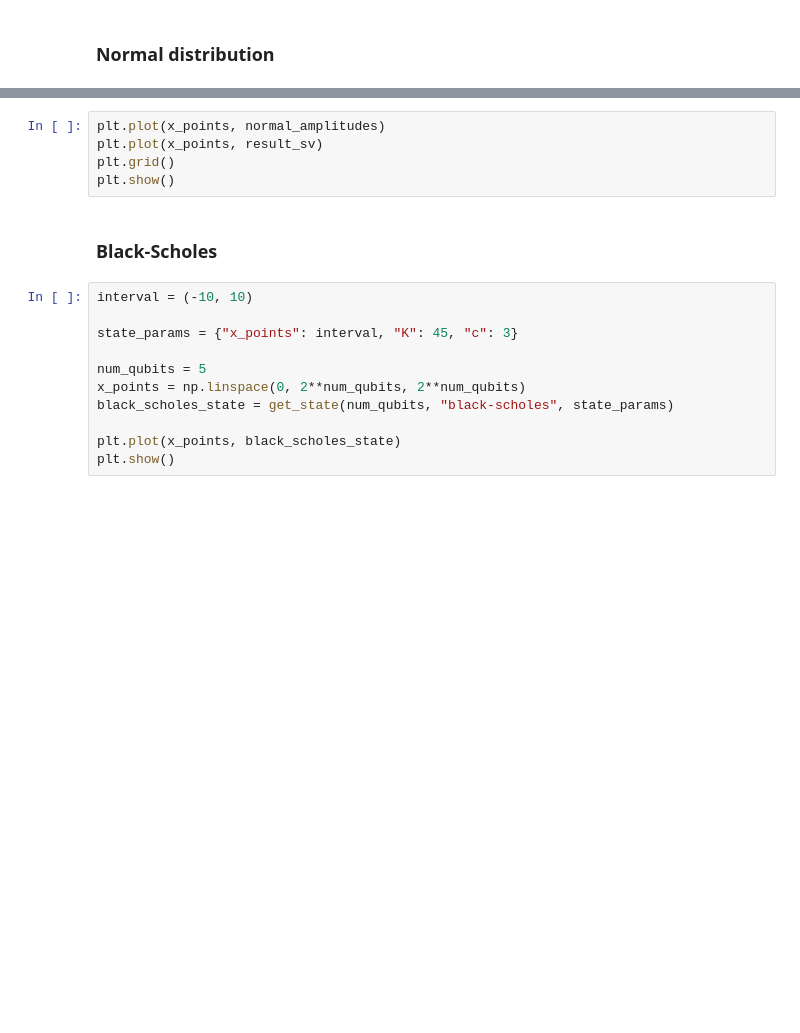
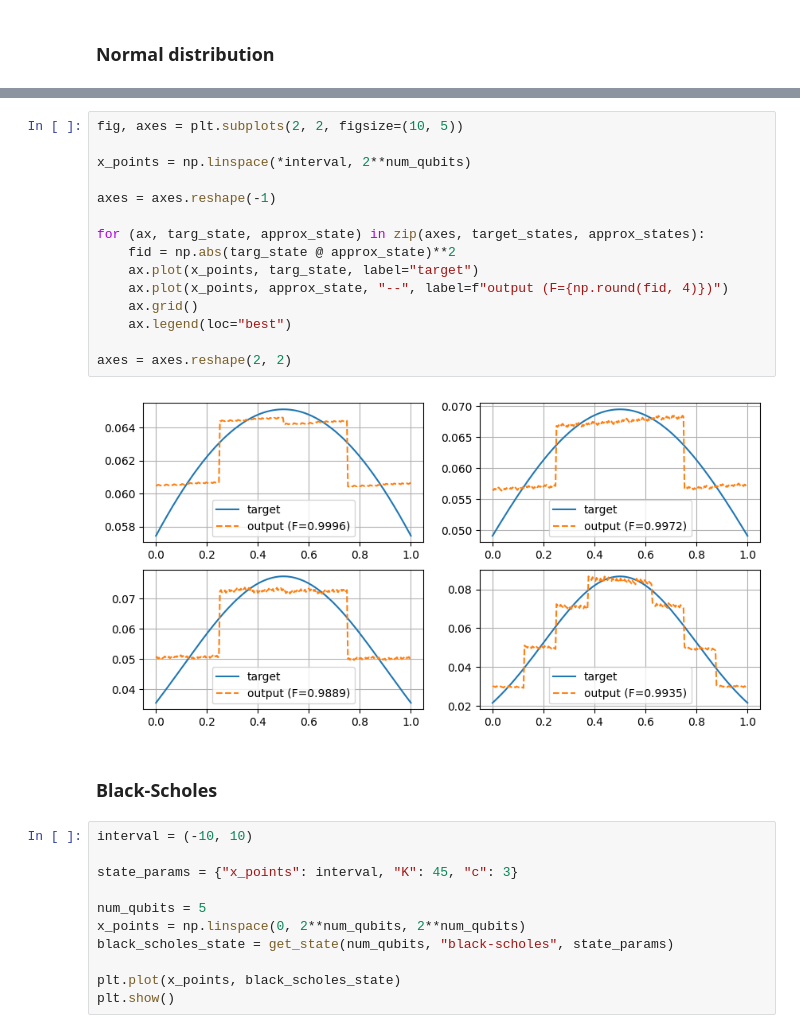
Before and after one commit to IsmaelCesar/sanches-modified, a Jupyter notebook: replicates/distributions.ipynb, the cells around one changed output, grey strips where cells are left out. Drawn from its saved outputs; the diff is of its cells as text; blank space fills up the shorter version.

Commit message:
partially replicating normal distribution

```diff
--- a/replicates/distributions.ipynb
+++ b/replicates/distributions.ipynb
@@ -37,8 +47,20 @@ result_sv = get_state_vector(t_sanchez)
-# %%
-plt.plot(x_points, normal_amplitudes)
-plt.plot(x_points, result_sv)
-plt.grid()
-plt.show()
+# %%
+fig, axes = plt.subplots(2, 2, figsize=(10, 5))
+
+x_points = np.linspace(*interval, 2**num_qubits)
+
+axes = axes.reshape(-1)
+
+for (ax, targ_state, approx_state) in zip(axes, target_states, approx_states):
+    fid = np.abs(targ_state @ approx_state)**2
+    ax.plot(x_points, targ_state, label="target")
+    ax.plot(x_points, approx_state, "--", label=f"output (F={np.round(fid, 4)})")
+    ax.grid()
+    ax.legend(loc="best")
+
+axes = axes.reshape(2, 2)
+# %% [output]
+[figure, added]
 # %% [markdown]
 ### Black-Scholes
 # %%
```
Also changed, not shown: parts of 2 cells of this notebook, 2 other files.
